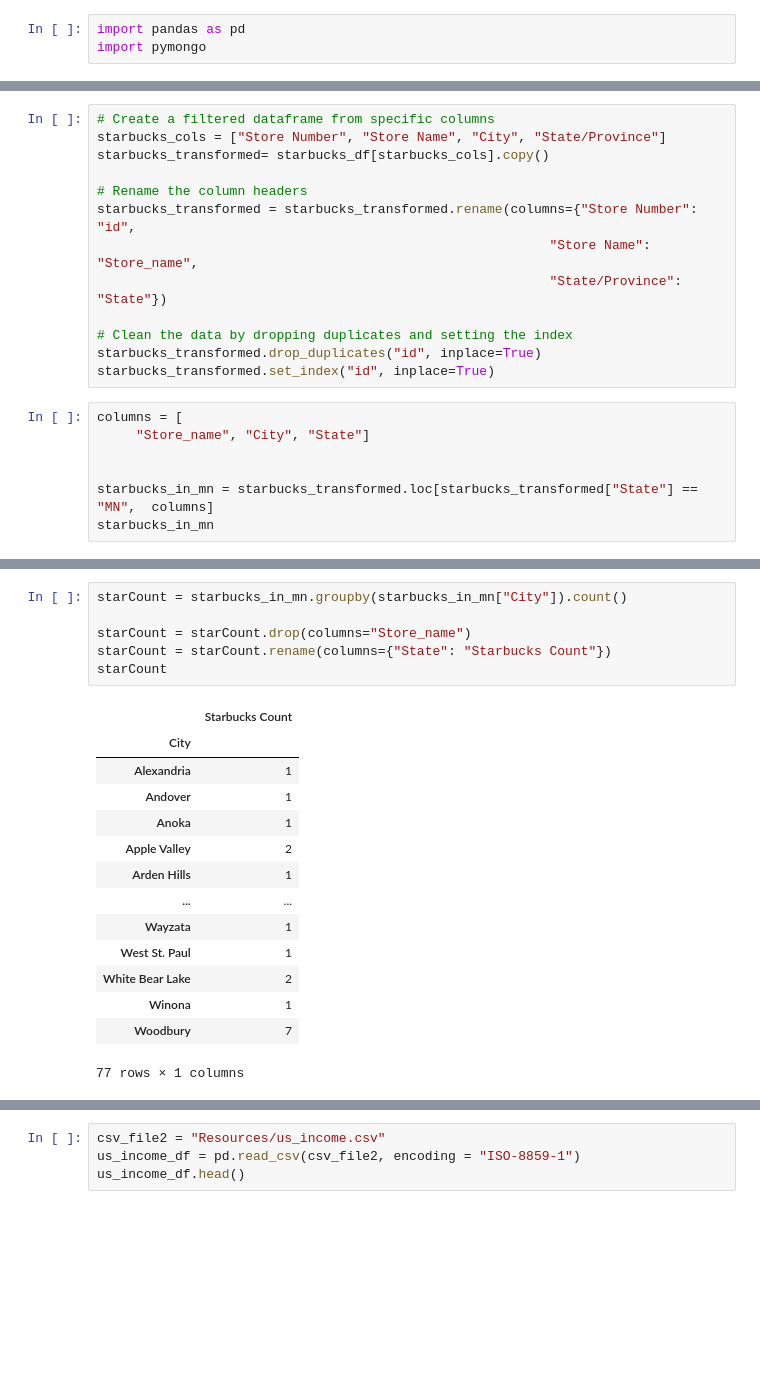
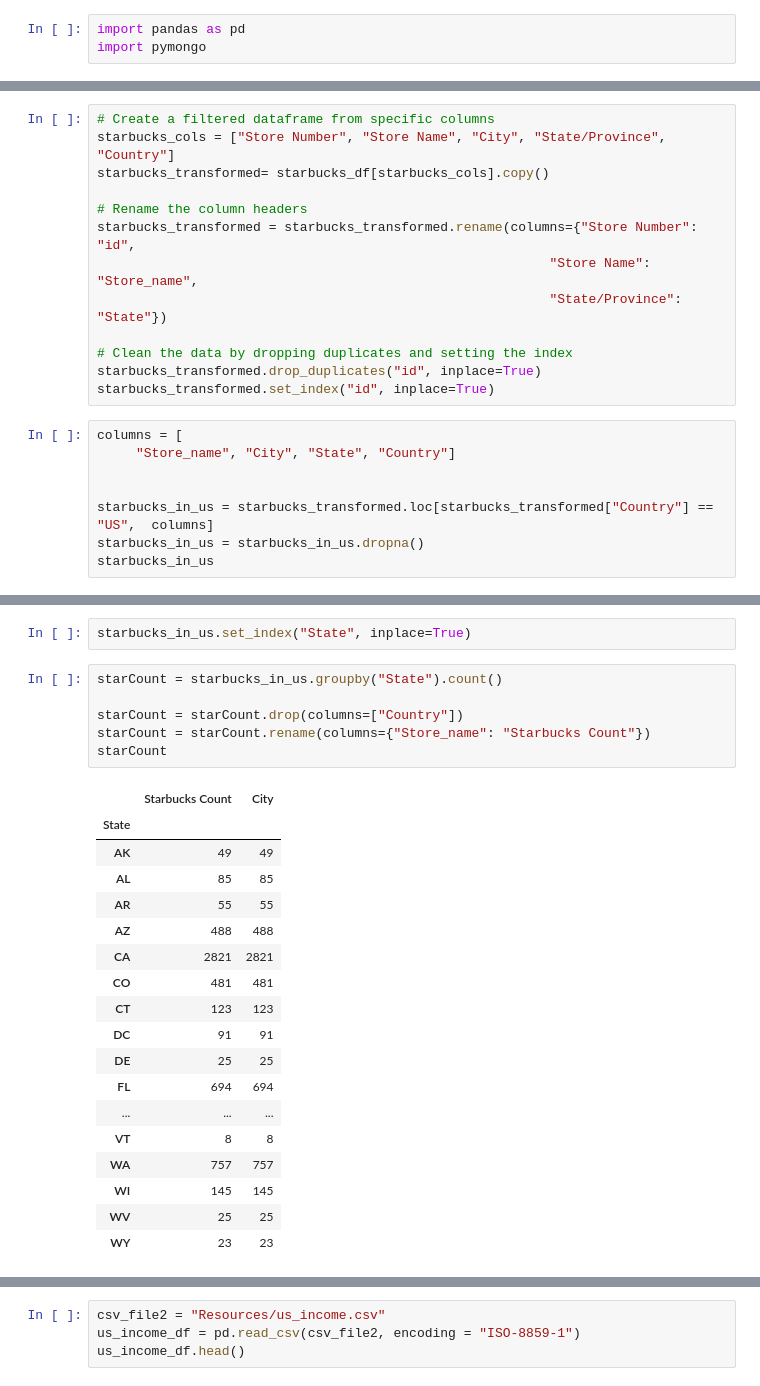
Before and after one commit to makeller234/ETL_Project_Satrbucks_Median_Income, a Jupyter notebook: etl_project.ipynb, the cells around one changed output, grey strips where cells are left out. Saved outputs shown, nothing was run; the diff lists cells and outputs as text; blank space fills up the shorter version.

```diff
--- a/etl_project.ipynb
+++ b/etl_project.ipynb
@@ -24,6 +30,6 @@ starbucks_df.head()
 # %%
 # Create a filtered dataframe from specific columns
-starbucks_cols = ["Store Number", "Store Name", "City", "State/Province"]
+starbucks_cols = ["Store Number", "Store Name", "City", "State/Province", "Country"]
 starbucks_transformed= starbucks_df[starbucks_cols].copy()
 
 # Rename the column headers
@@ -36,9 +42,10 @@ starbucks_transformed.drop_duplicates("id", inplace=True)
 starbucks_transformed.set_index("id", inplace=True)
 # %%
 columns = [
-     "Store_name", "City", "State"]
+     "Store_name", "City", "State", "Country"]
 
 
-starbucks_in_mn = starbucks_transformed.loc[starbucks_transformed["State"] == "MN",  columns]
-starbucks_in_mn
+starbucks_in_us = starbucks_transformed.loc[starbucks_transformed["Country"] == "US",  columns]
+starbucks_in_us = starbucks_in_us.dropna()
+starbucks_in_us
 # %% [output]
@@ -59,21 +68,27 @@ starbucks_in_mn
+# %%
+starbucks_in_us.set_index("State", inplace=True)
 # %%
-starCount = starbucks_in_mn.groupby(starbucks_in_mn["City"]).count()
+starCount = starbucks_in_us.groupby("State").count()
 
-starCount = starCount.drop(columns="Store_name")
-starCount = starCount.rename(columns={"State": "Starbucks Count"})
+starCount = starCount.drop(columns=["Country"])
+starCount = starCount.rename(columns={"Store_name": "Starbucks Count"})
 starCount
 # %% [output]
-|  | Starbucks Count |
-| City |  |
-| Alexandria | 1 |
-| Andover | 1 |
-| Anoka | 1 |
-| Apple Valley | 2 |
-| Arden Hills | 1 |
-| ... | ... |
-| Wayzata | 1 |
-| West St. Paul | 1 |
-| White Bear Lake | 2 |
-| Winona | 1 |
-| Woodbury | 7 |
+|  | Starbucks Count | City |
+| State |  |  |
+| AK | 49 | 49 |
+| AL | 85 | 85 |
+| AR | 55 | 55 |
+| AZ | 488 | 488 |
+| CA | 2821 | 2821 |
+| CO | 481 | 481 |
+| CT | 123 | 123 |
+| DC | 91 | 91 |
+| DE | 25 | 25 |
+| FL | 694 | 694 |
+| ... | ... | ... |
+| VT | 8 | 8 |
+| WA | 757 | 757 |
+| WI | 145 | 145 |
+| WV | 25 | 25 |
+| WY | 23 | 23 |
-77 rows × 1 columns
```
Also changed, not shown: parts of 13 cells of this notebook.
